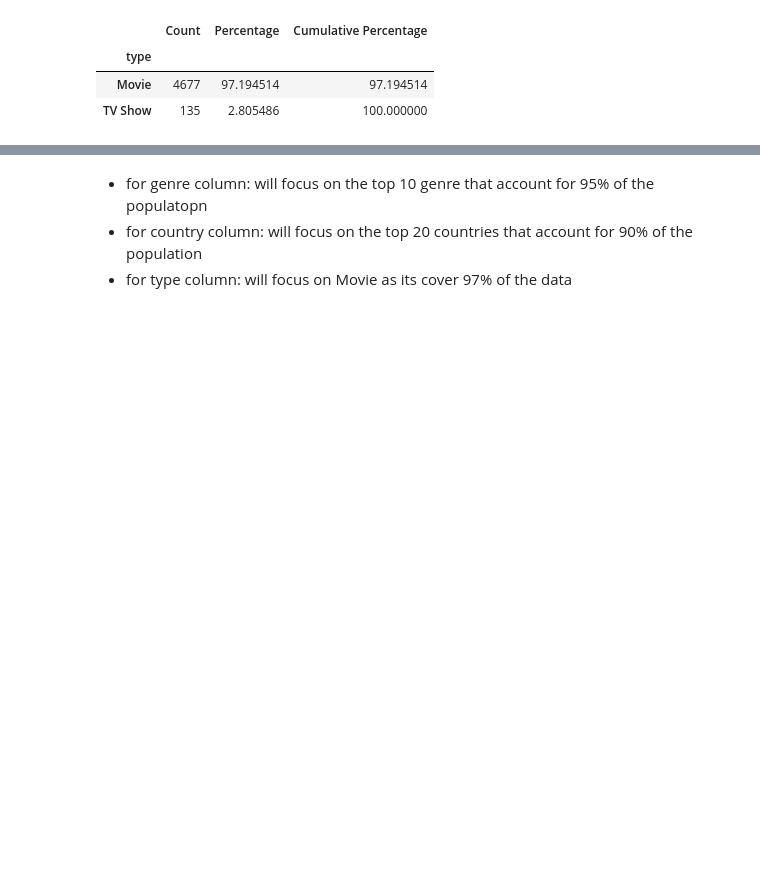
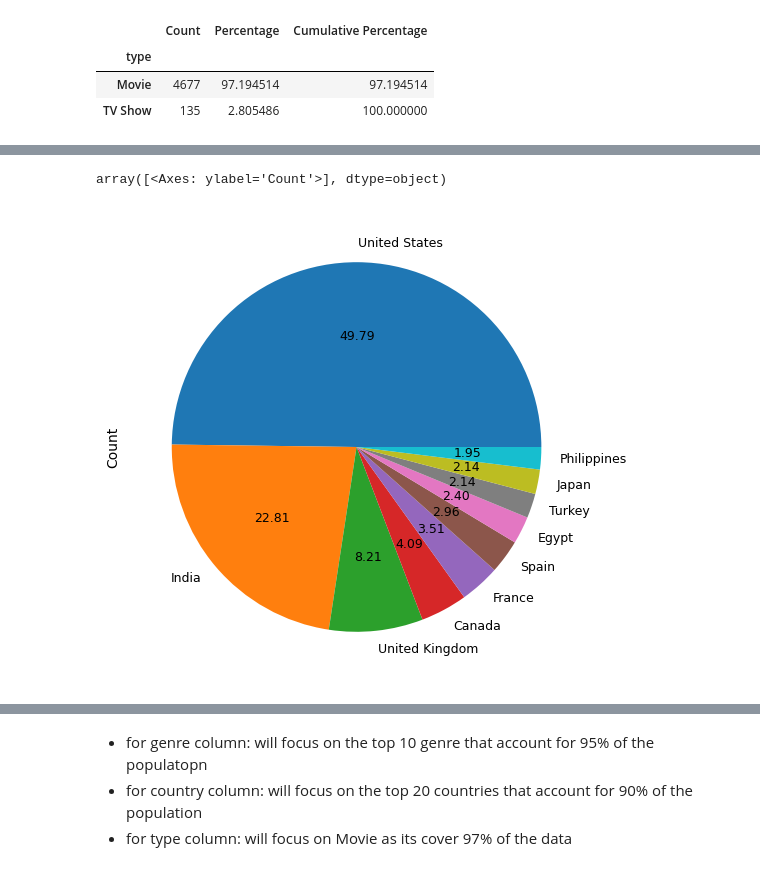
Before and after one commit to tdoan123/5daypython, a Jupyter notebook: DataCamp/Pro_Investigating Netflix Movies/project_netflix2.ipynb, the cells around one changed output, grey strips where cells are left out. Saved outputs shown, nothing was run; the diff lists cells and outputs as text; code cells hidden in the pictures; blank space fills up the shorter version.

```diff
--- a/DataCamp/Pro_Investigating Netflix Movies/project_netflix2.ipynb
+++ b/DataCamp/Pro_Investigating Netflix Movies/project_netflix2.ipynb
@@ -81,3 +80,5 @@ result['type']
 | type |  |  |  |
 | Movie | 4677 | 97.194514 | 97.194514 |
 | TV Show | 135 | 2.805486 | 100.000000 |
+# %%
+top_10_country = result['country'].head(10)
@@ -83,0 +117,10 @@ result['type']
+# %%
+top_10_country['Count'].plot.pie(
+    subplots=True,
+    autopct="%.2f",
+    fontsize=9,
+    figsize=(6,6),
+)
+# %% [output]
+array([<Axes: ylabel='Count'>], dtype=object)
+[figure, added]
```
Also changed, not shown: parts of 40 cells of this notebook, 1 other file.
